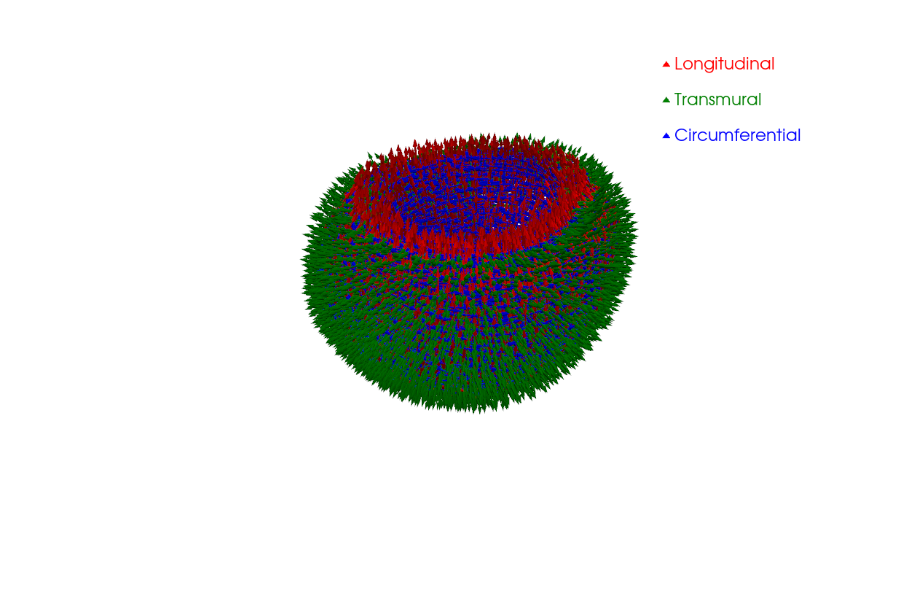
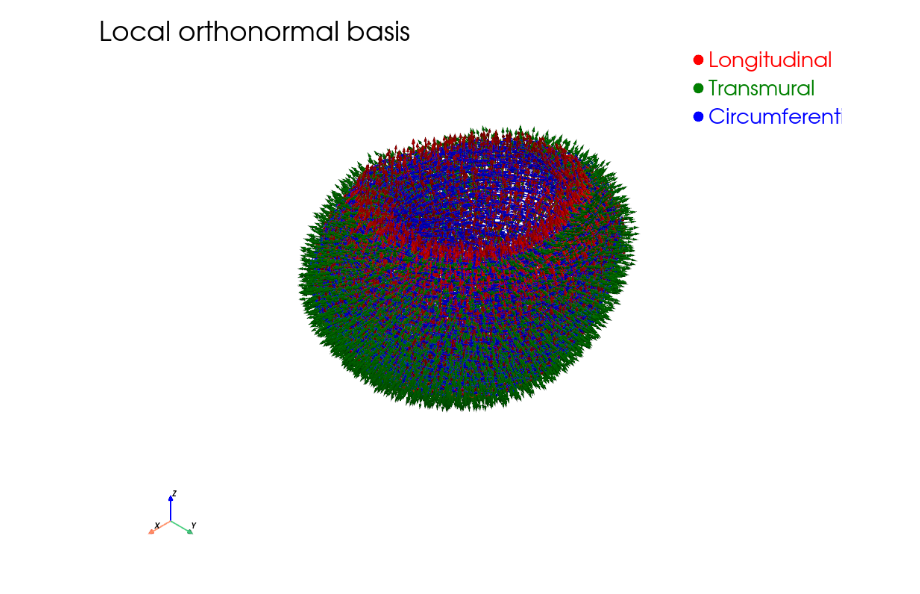
Before and after one commit to finitewave/Finitewave-Tools, a Jupyter notebook: Tutorials/Left Ventricle Fibers.ipynb, the cells around one changed output. Saved outputs shown, nothing was run; the diff lists cells and outputs as text; code cells hidden in the pictures.

```diff
--- a/Tutorials/Left Ventricle Fibers.ipynb
+++ b/Tutorials/Left Ventricle Fibers.ipynb
@@ -23,6 +41,23 @@ from scipy import ndimage
 
 
 def extract_surface(mesh):
+    """Return the added surface layer and the dilated tissue mask.
+
+    Parameters
+    ----------
+    mesh : ndarray, shape (nx, ny, nz)
+        Voxel array with positive tissue values and zero background.
+
+    Returns
+    -------
+    surface, dilated_mesh : ndarray of bool
+        Added voxels and expanded tissue, both with the input shape.
+
+    Raises
+    ------
+    ValueError
+        If tissue touches any boundary of the input volume.
+    """
     # check if mesh is touched by the boundary of the volume
     if (np.any([mesh[i, :, :].any() for i in [0, -1]])
         or np.any([mesh[:, i, :].any() for i in [0, -1]])
@@ -206,24 +385,29 @@ pl.show()
 # %%
 from finitewave_tools.fibers.fdm.coordinate_system import (
     build_coord_system
 )
 e0, e1, e2 = build_coord_system(apex_base_grad, endo_epi_grad)
 
 sampled_ids = sample_from_layers(endo_epi_layers, coords, 10)
 selected_coords = coords[sampled_ids]
 
 e0_vec = e0[sampled_ids]
 e1_vec = e1[sampled_ids]
 e2_vec = e2[sampled_ids]
 
 pv.set_jupyter_backend("static")
-pl = pv.Plotter()
-# pl.add_mesh(grid, color="lightgray", opacity=1.0)
-pl.add_arrows(selected_coords, e0_vec, mag=20, color="red", label="Longitudinal")
-pl.add_arrows(selected_coords, e1_vec, mag=20, color="green", label="Transmural")
-pl.add_arrows(selected_coords, e2_vec, mag=20, color="blue", label="Circumferential")
-pl.add_legend()
+pl = pv.Plotter(window_size=(1000, 750))
+pl.set_background("white")
+pl.add_text("Local orthonormal basis", font_size=16, color="black")
+pl.add_arrows(selected_coords, e0_vec, mag=15, color="red", label="Longitudinal")
+pl.add_arrows(selected_coords, e1_vec, mag=15, color="green", label="Transmural")
+pl.add_arrows(selected_coords, e2_vec, mag=15, color="blue", label="Circumferential")
+pl.add_legend(bcolor="white", face="circle", size=(0.25, 0.16))
+pl.view_isometric()
+pl.enable_parallel_projection()
+pl.show_axes()
+pl.reset_camera()
 pl.show()
 # %% [output]
-[figure, old version]
+[figure, new version]
 # %% [markdown]
```
Also changed, not shown: parts of 16 cells of this notebook, 11 other files.
